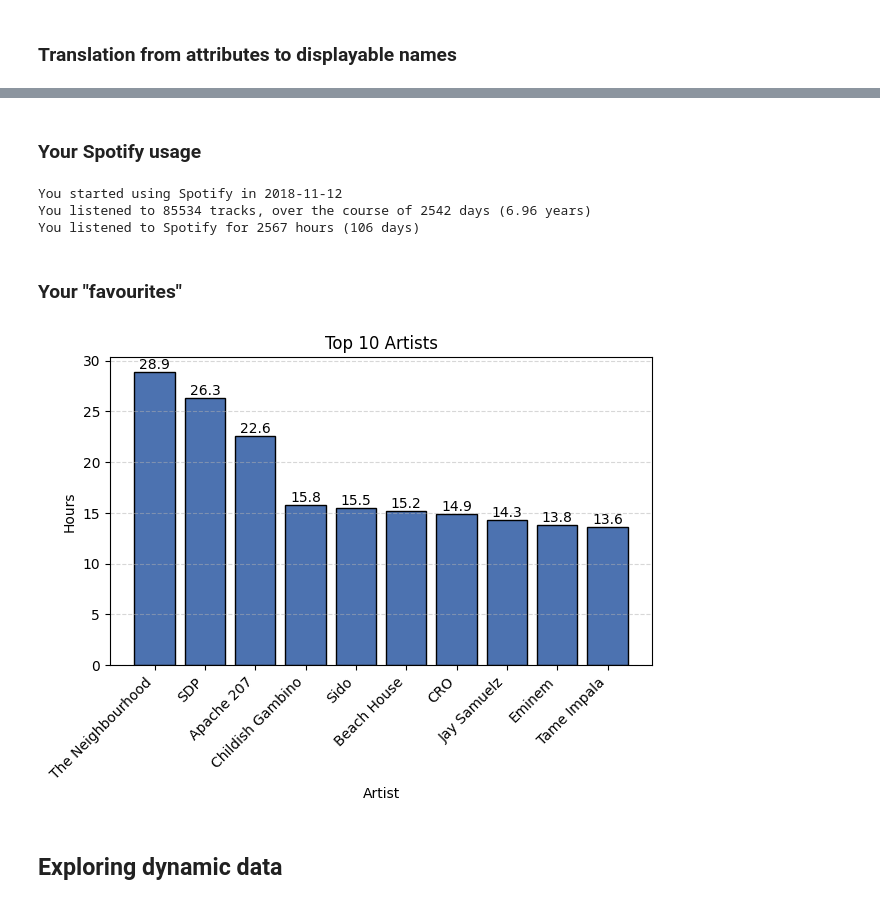
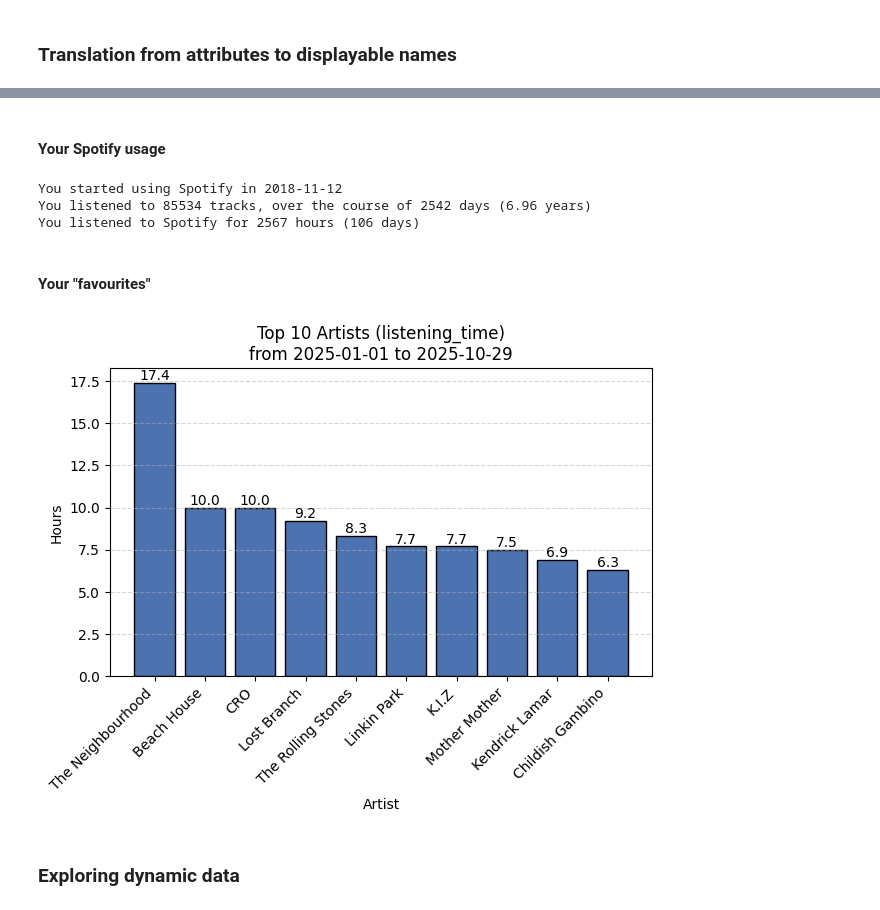
Before and after one commit to Innisvysom2/betterWrapped, a Jupyter notebook: betterWrapped.ipynb, the cells around one changed output, grey strips where cells are left out. Saved outputs shown, nothing was run; the diff lists cells and outputs as text; code cells hidden in the pictures.

Commit message:
ts of df fixed (pd.to_timedate, dynamic data wrangled

```diff
--- a/betterWrapped.ipynb
+++ b/betterWrapped.ipynb
@@ -238,6 +259,7 @@ dict_att_disp = {
     "region_name":"Region",
     "city_name":"City",
     "platform":"Platform",
+    "ms_played":"Milliseconds",
     "s_played":"Seconds",
     "min_played":"Minutes",
     "h_played":"Hours",
@@ -246 +273,9 @@ dict_att_disp = {
+# %%
+def time_scope(date):
+    if date == "first":
+        return pd.to_datetime(df["ts"].min())
+    elif date == "last":
+        return pd.to_datetime(df["ts"].max())
+    else:
+        return pd.to_datetime(date)
 # %% [markdown]
@@ -248,5 +283,5 @@ dict_att_disp = {
 # %% [markdown]
-### Your Spotify usage
+#### Your Spotify usage
 # %%
 print("You started using Spotify in", df["ts"].min().date())
 print("You listened to ", df.shape[0], " tracks, over the course of ", (df["ts"].max() - df["ts"].min()).days, " days (", round((df["ts"].max() - df["ts"].min()).days/365, 2), " years)", sep="")
@@ -256,11 +291,9 @@ You started using Spotify in 2018-11-12
 You listened to 85534 tracks, over the course of 2542 days (6.96 years)
 You listened to Spotify for 2567 hours (106 days)
 # %% [markdown]
-### Your "favourites"
+#### Your "favourites"
 # %%
 def get_top_data_raw(attribute, sorting_value, time_format, top_count, start, end):
-    if start == "first": start = df["ts"].min()
-    if end == "last": end = df["ts"].max()
     if sorting_value == "track_count":
         if attribute == "genre":
             return (df[(df["ts"] > start) & (df["ts"] < end)][attribute].str.split(", ").explode().value_counts()[:top_count].reset_index())
@@ -272,12 +305,12 @@ def get_top_data_raw(attribute, sorting_value, time_format, top_count, start, en
         else:
             return df[(df["ts"] > start) & (df["ts"] < end)][[attribute, time_format]].groupby(attribute).sum().sort_values(time_format, ascending=False)[:top_count].reset_index().round(1)
 # %%
-def bar_plot(categories, values, title="Bar Chart", x_label="Categories", y_label="Values"):
+def bar_plot(categories, values, start, end, title="Bar Chart", x_label="Categories", y_label="Values"):
     fig, ax = plt.subplots(figsize=(7, 4))
     x_pos = np.arange(len(categories))
     bar_artists = ax.bar(x_pos, values, color="#4C72B0", edgecolor="black")
 
-    ax.set_title(title)
+    ax.set_title(f"{title}\nfrom {start.date()} to {end.date()}")
     ax.set_xlabel(x_label)
     ax.set_ylabel(y_label)
     ax.set_xticks(x_pos)
@@ -300,16 +333,16 @@ def bar_plot(categories, values, title="Bar Chart", x_label="Categories", y_labe
 # %%
 attribute = "artist_name" #artist_name, track_name, genre, album_name, country_name, region_name, city_name or platform
 top_count = 10 #the top n will be returned
 sorting_value = "listening_time" #track_count or listening_time
-time_format = "h_played" #s_played, min_played, h_played, d_played
-start = "first" #start="year-month-day" or "first"
-end = "last" #end="year-month-day" or "last"
+time_format = "h_played" #ms_played, s_played, min_played, h_played, d_played
+start = time_scope("2025-01-01") #"year-month-day" or "first"
+end = time_scope("last") #"year-month-day" or "last"
 
 x = get_top_data_raw(attribute, sorting_value, time_format, top_count, start, end)[attribute]
-y = get_top_data_raw(attribute, sorting_value, time_format, top_count, start, end)[time_format]
-fig, ax, bars = bar_plot(x, y, f"Top {top_count} {dict_att_disp[attribute]}s", dict_att_disp[attribute], dict_att_disp[time_format])
+y = get_top_data_raw(attribute, sorting_value, time_format, top_count, start, end).iloc[:,1]
+fig, ax, bars = bar_plot(x, y, start, end, f"Top {top_count} {dict_att_disp[attribute]}s ({sorting_value})", dict_att_disp[attribute], dict_att_disp[time_format])
 plt.show()
 # %% [output]
-[figure, old version]
+[figure, new version]
 # %% [markdown]
-## Exploring dynamic data
+### Exploring dynamic data
```
Also changed, not shown: parts of 15 cells of this notebook.
